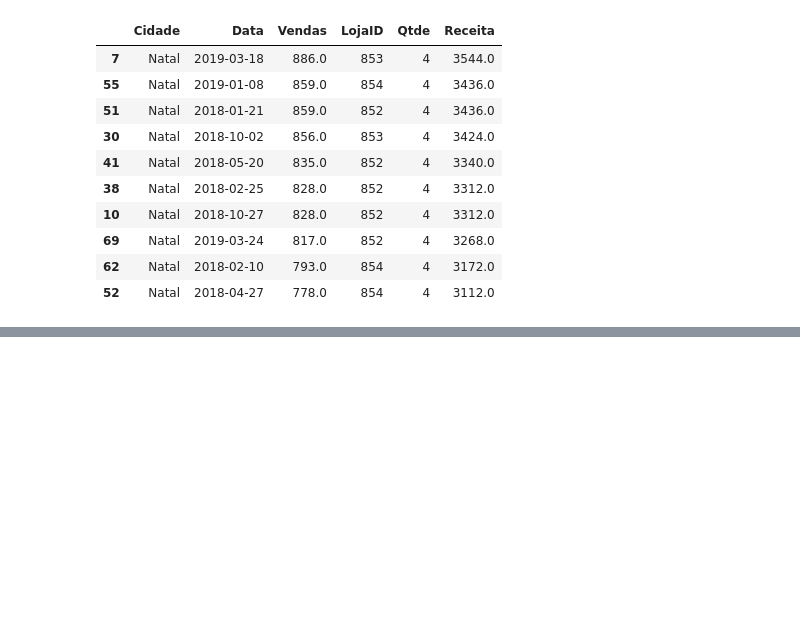
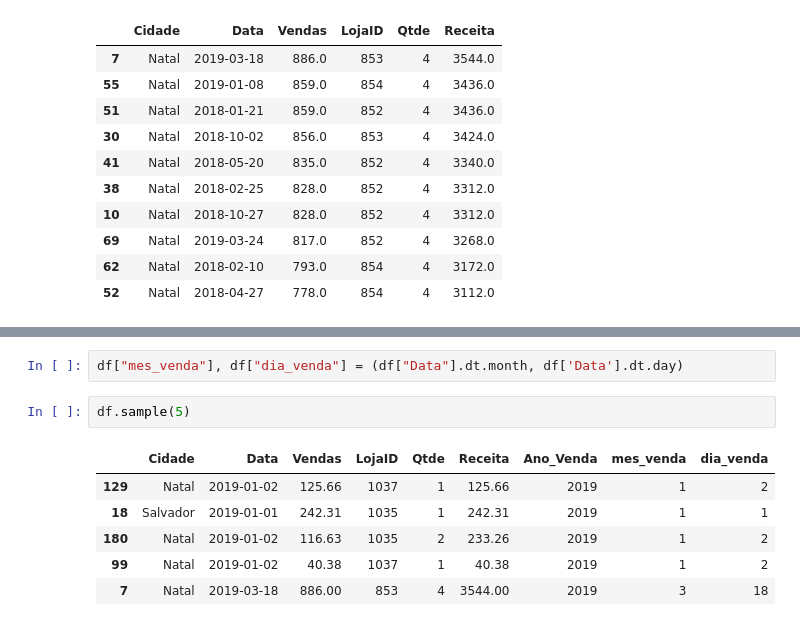
Before and after one commit to JosenildoVicente/analise-de-dados-com-python-e-pandas, a Jupyter notebook: analise_dio.ipynb, the cells around one changed output, grey strips where cells are left out. Drawn from its saved outputs; the diff is of its cells as text; blank space fills up the shorter version.

```diff
--- a/analise_dio.ipynb
+++ b/analise_dio.ipynb
@@ -477,0 +521,11 @@ df.sort_values('Receita',ascending=False).head(10)
+# %%
+df["mes_venda"], df["dia_venda"] = (df["Data"].dt.month, df['Data'].dt.day)
+# %%
+df.sample(5)
+# %% [output]
+|  | Cidade | Data | Vendas | LojaID | Qtde | Receita | Ano_Venda | mes_venda | dia_venda |
+| 129 | Natal | 2019-01-02 | 125.66 | 1037 | 1 | 125.66 | 2019 | 1 | 2 |
+| 18 | Salvador | 2019-01-01 | 242.31 | 1035 | 1 | 242.31 | 2019 | 1 | 1 |
+| 180 | Natal | 2019-01-02 | 116.63 | 1035 | 2 | 233.26 | 2019 | 1 | 2 |
+| 99 | Natal | 2019-01-02 | 40.38 | 1037 | 1 | 40.38 | 2019 | 1 | 2 |
+| 7 | Natal | 2019-03-18 | 886.00 | 853 | 4 | 3544.00 | 2019 | 3 | 18 |
```
Also changed, not shown: parts of 15 cells of this notebook.
